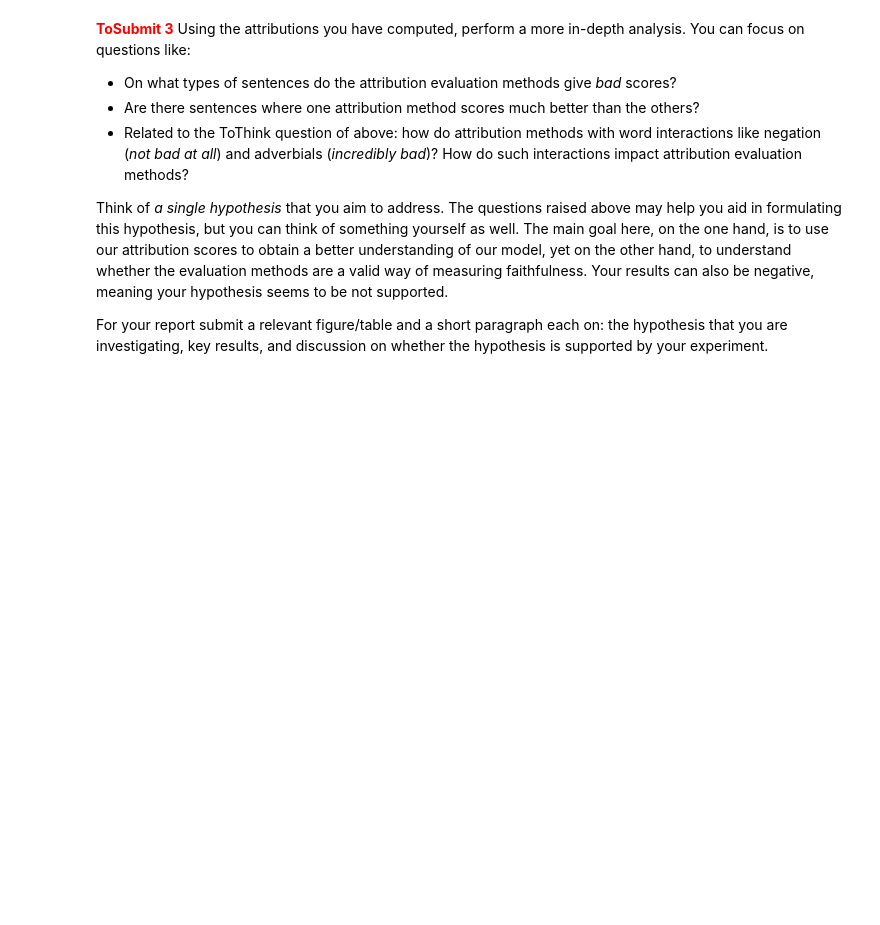
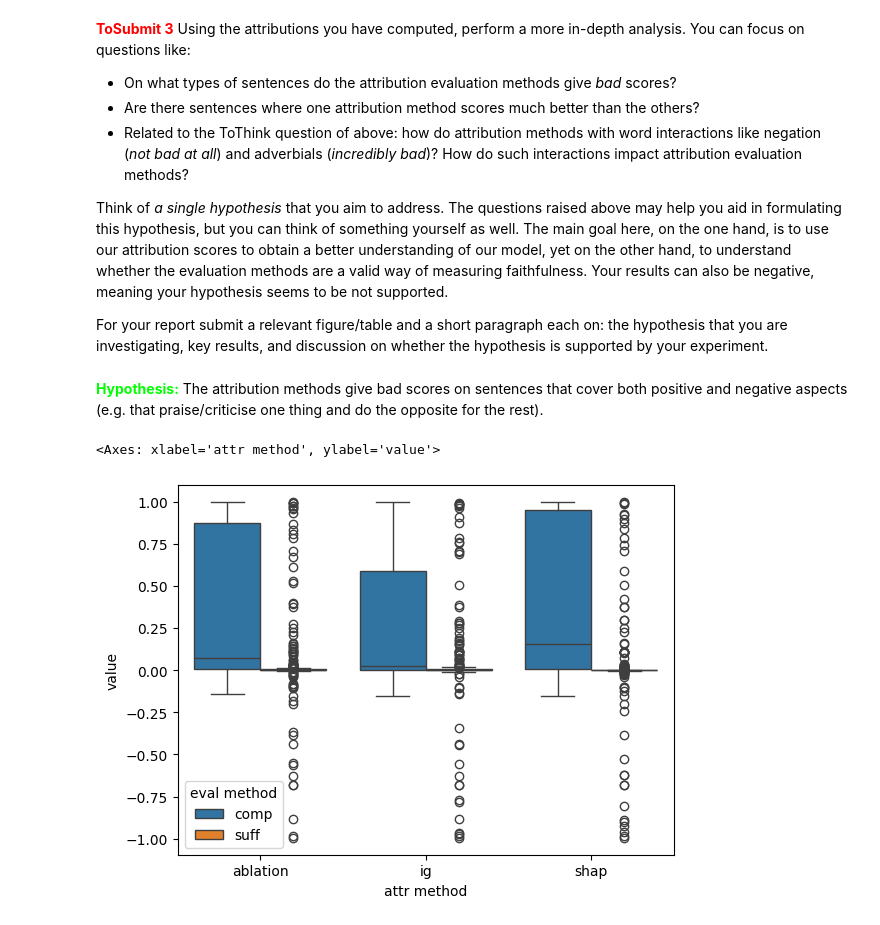
Before and after one commit to lluten/inbiml, a Jupyter notebook: Assignment 2/2_saliency.ipynb, the cells around one changed output. Saved outputs shown, nothing was run; the diff lists cells and outputs as text; code cells hidden in the pictures; blank space fills up the shorter version.

Commit message:
added some minor things for saliency

```diff
--- a/Assignment 2/2_saliency.ipynb
+++ b/Assignment 2/2_saliency.ipynb
@@ -760,3 +761,14 @@ Using the attributions you have computed, perform a more in-depth analysis. You
 Think of _a single hypothesis_ that you aim to address. The questions raised above may help you aid in formulating this hypothesis, but you can think of something yourself as well. The main goal here, on the one hand, is to use our attribution scores to obtain a better understanding of our model, yet on the other hand, to understand whether the evaluation methods are a valid way of measuring faithfulness. Your results can also be negative, meaning your hypothesis seems to be not supported.
 
 For your report submit a relevant figure/table and a short paragraph each on: the hypothesis that you are investigating, key results, and discussion on whether the hypothesis is supported by your experiment.
+# %% [markdown]
+<font color="lime"><b>Hypothesis:</b></font> The attribution methods give bad scores on sentences that cover both positive and negative aspects (e.g. that praise/criticise one thing and do the opposite for the rest).
+# %%
+import polars as pl
+combined = pl.read_csv("combined.csv").rename({"method": "attr method"})
+# %%
+data = combined.unpivot(on=["comp", "suff"], index=["item", "attr method"], variable_name="eval method")
+sns.boxplot(data, x="attr method", y="value", hue="eval method")
+# %% [output]
+<Axes: xlabel='attr method', ylabel='value'>
+[figure, added]
```
Also changed, not shown: parts of 7 cells of this notebook.
